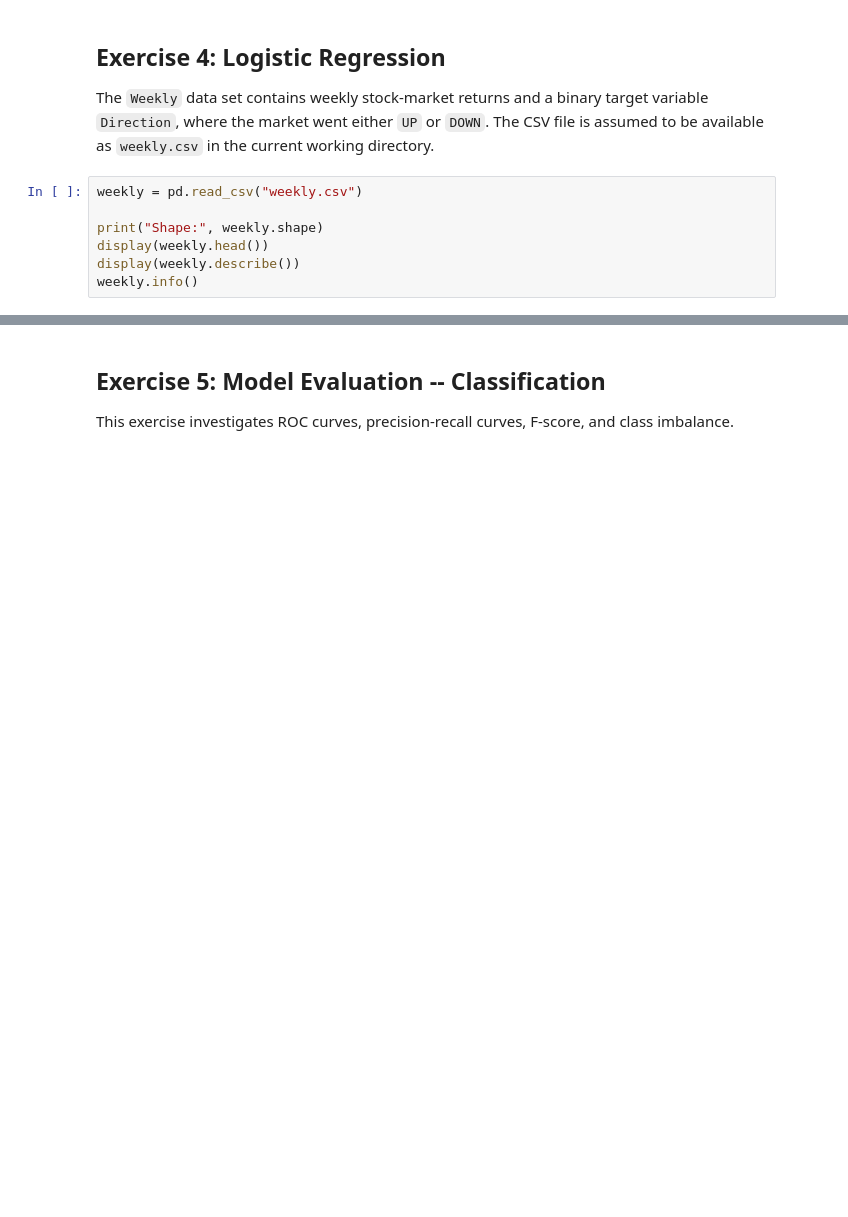
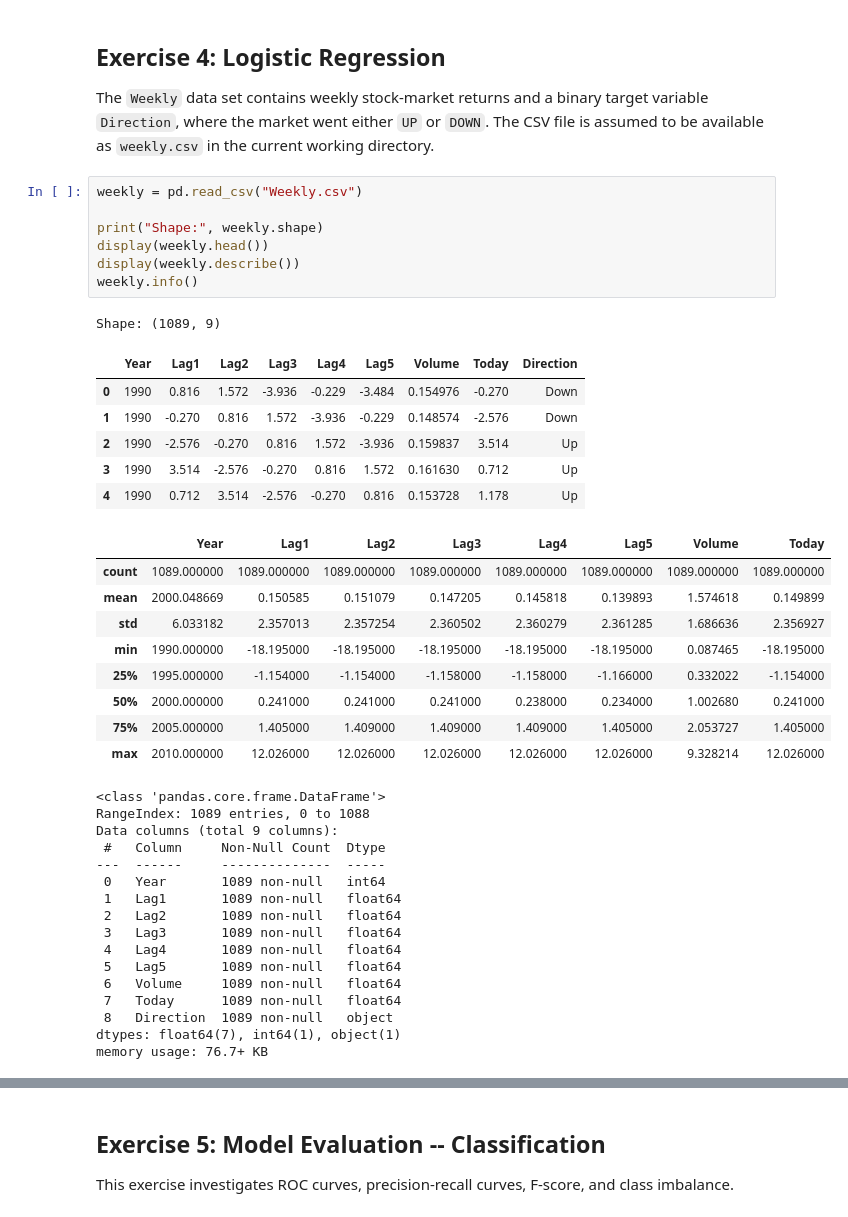
Before and after one commit to s34836/HTW_DS, a Jupyter notebook: Exercise_Sheet_2.ipynb, the cells around one changed output, grey strips where cells are left out. Drawn from its saved outputs; the diff is of its cells as text; blank space fills up the shorter version.

```diff
--- a/Exercise_Sheet_2.ipynb
+++ b/Exercise_Sheet_2.ipynb
@@ -245,12 +368,45 @@ print("Best test RMSE:", round(best_step["test_rmse"], 4))
 
 The `Weekly` data set contains weekly stock-market returns and a binary target variable `Direction`, where the market went either `UP` or `DOWN`. The CSV file is assumed to be available as `weekly.csv` in the current working directory.
 # %%
-weekly = pd.read_csv("weekly.csv")
+weekly = pd.read_csv("Weekly.csv")
 
 print("Shape:", weekly.shape)
 display(weekly.head())
 display(weekly.describe())
 weekly.info()
+# %% [output]
+Shape: (1089, 9)
+|  | Year | Lag1 | Lag2 | Lag3 | Lag4 | Lag5 | Volume | Today | Direction |
+| 0 | 1990 | 0.816 | 1.572 | -3.936 | -0.229 | -3.484 | 0.154976 | -0.270 | Down |
+| 1 | 1990 | -0.270 | 0.816 | 1.572 | -3.936 | -0.229 | 0.148574 | -2.576 | Down |
+| 2 | 1990 | -2.576 | -0.270 | 0.816 | 1.572 | -3.936 | 0.159837 | 3.514 | Up |
+| 3 | 1990 | 3.514 | -2.576 | -0.270 | 0.816 | 1.572 | 0.161630 | 0.712 | Up |
+| 4 | 1990 | 0.712 | 3.514 | -2.576 | -0.270 | 0.816 | 0.153728 | 1.178 | Up |
+|  | Year | Lag1 | Lag2 | Lag3 | Lag4 | Lag5 | Volume | Today |
+| count | 1089.000000 | 1089.000000 | 1089.000000 | 1089.000000 | 1089.000000 | 1089.000000 | 1089.000000 | 1089.000000 |
+| mean | 2000.048669 | 0.150585 | 0.151079 | 0.147205 | 0.145818 | 0.139893 | 1.574618 | 0.149899 |
+| std | 6.033182 | 2.357013 | 2.357254 | 2.360502 | 2.360279 | 2.361285 | 1.686636 | 2.356927 |
+| min | 1990.000000 | -18.195000 | -18.195000 | -18.195000 | -18.195000 | -18.195000 | 0.087465 | -18.195000 |
+| 25% | 1995.000000 | -1.154000 | -1.154000 | -1.158000 | -1.158000 | -1.166000 | 0.332022 | -1.154000 |
+| 50% | 2000.000000 | 0.241000 | 0.241000 | 0.241000 | 0.238000 | 0.234000 | 1.002680 | 0.241000 |
+| 75% | 2005.000000 | 1.405000 | 1.409000 | 1.409000 | 1.409000 | 1.405000 | 2.053727 | 1.405000 |
+| max | 2010.000000 | 12.026000 | 12.026000 | 12.026000 | 12.026000 | 12.026000 | 9.328214 | 12.026000 |
+<class 'pandas.core.frame.DataFrame'>
+RangeIndex: 1089 entries, 0 to 1088
+Data columns (total 9 columns):
+ #   Column     Non-Null Count  Dtype
+---  ------     --------------  -----
+ 0   Year       1089 non-null   int64
+ 1   Lag1       1089 non-null   float64
+ 2   Lag2       1089 non-null   float64
+ 3   Lag3       1089 non-null   float64
+ 4   Lag4       1089 non-null   float64
+ 5   Lag5       1089 non-null   float64
+ 6   Volume     1089 non-null   float64
+ 7   Today      1089 non-null   float64
+ 8   Direction  1089 non-null   object
+dtypes: float64(7), int64(1), object(1)
+memory usage: 76.7+ KB
 # %%
 # Normalize column names in case of minor capitalization differences
 weekly.columns = [c.strip() for c in weekly.columns]
```
Also changed, not shown: parts of 22 cells of this notebook.
